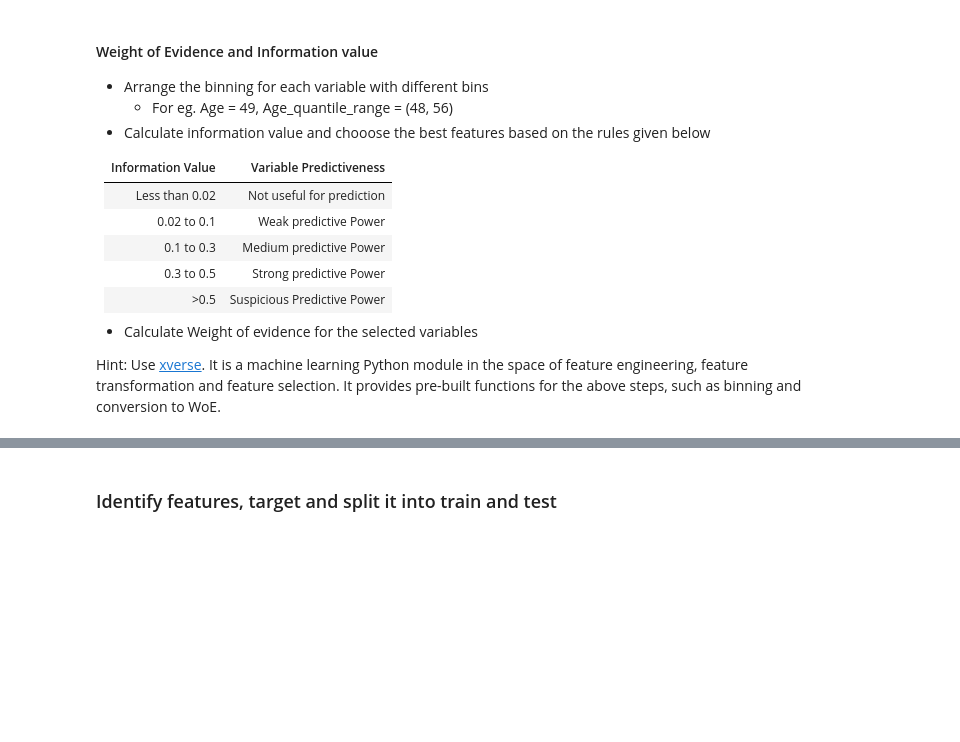
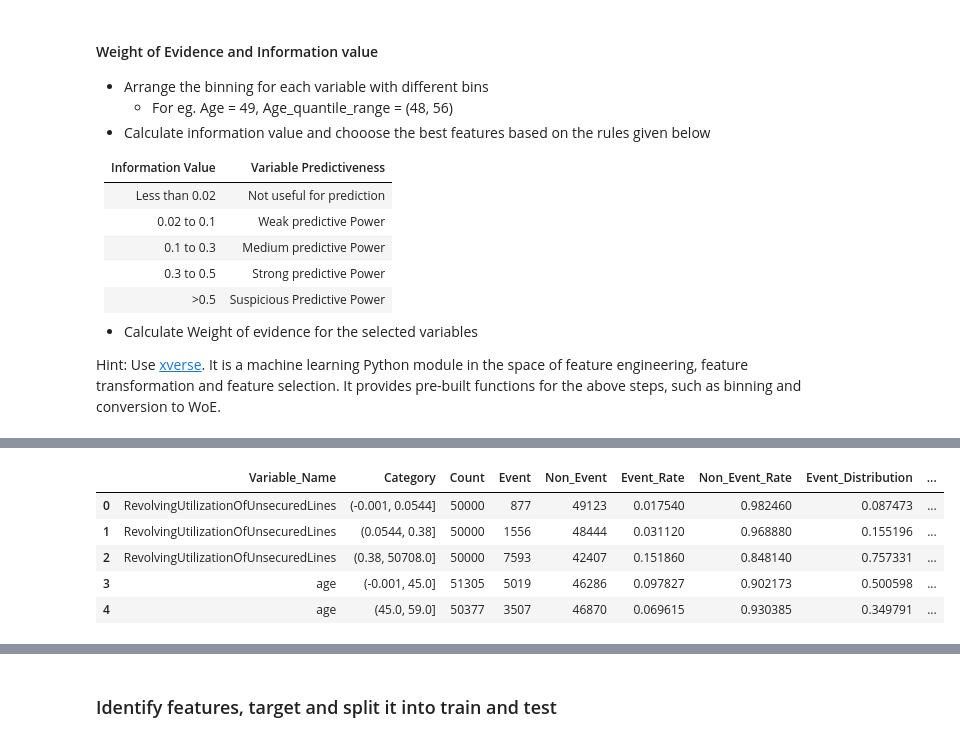
Before and after one commit to madhavamk/computational-data-science, a Jupyter notebook: MiniProjects/M3_NB_MiniProject_2_Credit_risk_modelling_Logistic_Regression.ipynb, the cells around one changed output, grey strips where cells are left out. Drawn from its saved outputs; the diff is of its cells as text; code cells hidden in the pictures; blank space fills up the shorter version.

```diff
--- a/MiniProjects/M3_NB_MiniProject_2_Credit_risk_modelling_Logistic_Regression.ipynb
+++ b/MiniProjects/M3_NB_MiniProject_2_Credit_risk_modelling_Logistic_Regression.ipynb
@@ -312,9 +312,12 @@ Hint: Use [xverse](https://cdn.iisc.talentsprint.com/CDS/Assignments/Module2/M2_
 # %%
 # YOUR CODE HERE
 clf = MonotonicBinning()
-y = np.array(df['SeriousDlqin2yrs'])
-clf.fit(df, y)
 
-print(clf.bins)
+X = df.drop(['SeriousDlqin2yrs'], axis=1)
+y = df['SeriousDlqin2yrs']
+clf.fit(X, y)
 output_bins = clf.bins
+clf = MonotonicBinning(custom_binning=output_bins)
+out_X = clf.transform(X)
+out_X.head()
 # %% [output]
@@ -322,0 +330,12 @@ output_bins = clf.bins
+# %%
+# Weight of Evidence(WoE) Calculation
+clf = WOE()
+clf.fit(X, y)
+clf.woe_df.head()
+# %% [output]
+|  | Variable_Name | Category | Count | Event | Non_Event | Event_Rate | Non_Event_Rate | Event_Distribution | ... |
+| 0 | RevolvingUtilizationOfUnsecuredLines | (-0.001, 0.0544] | 50000 | 877 | 49123 | 0.017540 | 0.982460 | 0.087473 | ... |
+| 1 | RevolvingUtilizationOfUnsecuredLines | (0.0544, 0.38] | 50000 | 1556 | 48444 | 0.031120 | 0.968880 | 0.155196 | ... |
+| 2 | RevolvingUtilizationOfUnsecuredLines | (0.38, 50708.0] | 50000 | 7593 | 42407 | 0.151860 | 0.848140 | 0.757331 | ... |
+| 3 | age | (-0.001, 45.0] | 51305 | 5019 | 46286 | 0.097827 | 0.902173 | 0.500598 | ... |
+| 4 | age | (45.0, 59.0] | 50377 | 3507 | 46870 | 0.069615 | 0.930385 | 0.349791 | ... |
```
Also changed, not shown: parts of 24 cells of this notebook.
